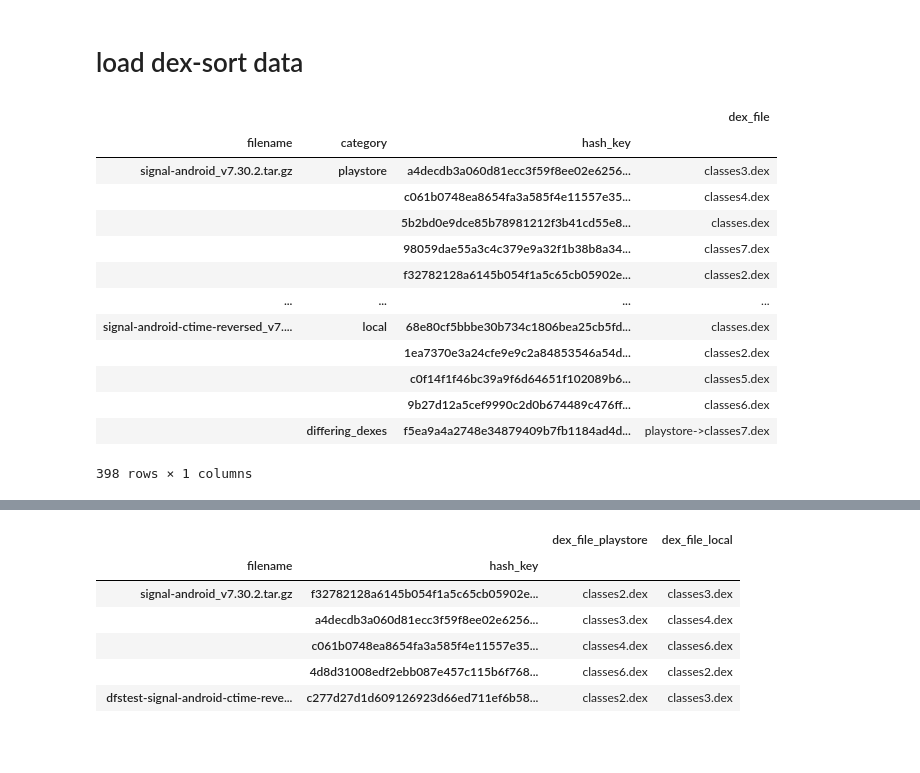
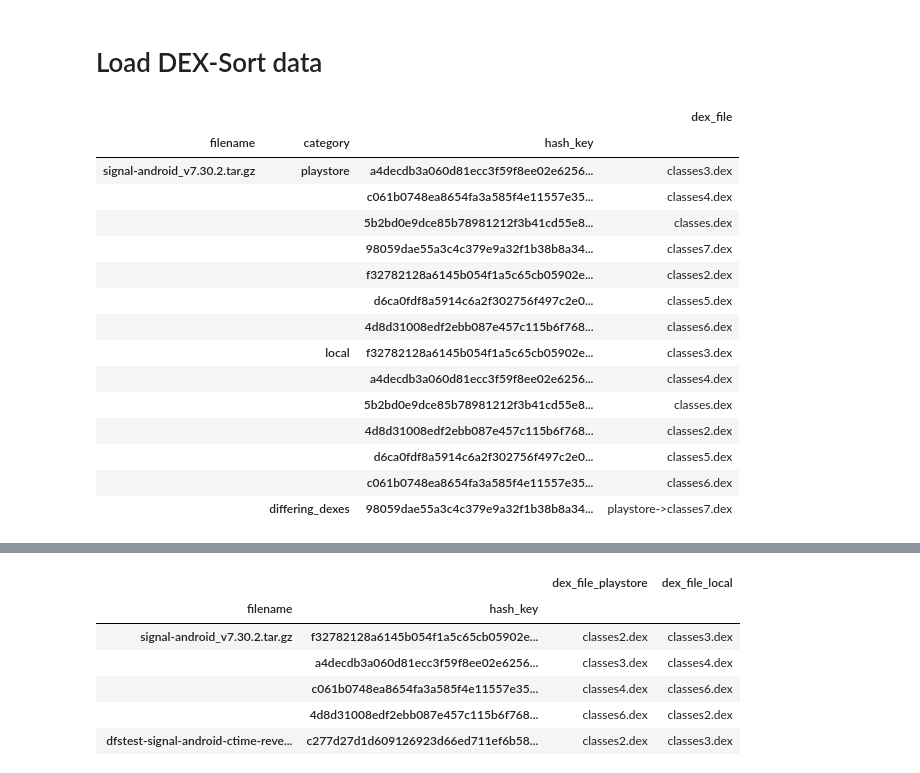
Before and after one commit to TheTechZone/reproducible-tests, a Jupyter notebook: diffresults.ipynb, the cells around one changed output, grey strips where cells are left out. Saved outputs shown, nothing was run; the diff lists cells and outputs as text; code cells hidden in the pictures; blank space fills up the shorter version.

```diff
--- a/diffresults.ipynb
+++ b/diffresults.ipynb
@@ -46,7 +18,6 @@ def show_full_df(df):
 # %% [markdown]
-# load dex-sort data
+# Load DEX-Sort data
 # %%
-# Load the JSON file into a Python dictionary (replace 'your_file.json' with your actual file path)
 with open(DEX_SORT, "r") as file:
     data = json.load(file)
 
@@ -64,38 +35,42 @@ for filename, file_data in data.items():
                     "category": category,
                     "hash_key": hash_key,
                     "dex_file": dex_file,
                 }
             )
 
     # Process the 'differing_dexes' dictionary
     for hash_key, differing_info in file_data.get("differing_dexes", {}).items():
         flattened_data.append(
             {
                 "filename": filename,
                 "category": "differing_dexes",
                 "hash_key": hash_key,
                 "dex_file": differing_info,
             }
         )
 
 # Convert the flattened data into a pandas DataFrame
 df = pd.DataFrame(flattened_data)
 
 # Set 'filename', 'category', and 'hash_key' as the index
 df.set_index(["filename", "category", "hash_key"], inplace=True)
-df
+
+# dex_files grouped by filename > category > sha256 hash
+df.head(14)
 # %% [output]
 |  |  |  | dex_file |
 | filename | category | hash_key |  |
 | signal-android_v7.30.2.tar.gz | playstore | a4decdb3a060d81ecc3f59f8ee02e6256... | classes3.dex |
 |  |  | c061b0748ea8654fa3a585f4e11557e35... | classes4.dex |
 |  |  | 5b2bd0e9dce85b78981212f3b41cd55e8... | classes.dex |
 |  |  | 98059dae55a3c4c379e9a32f1b38b8a34... | classes7.dex |
 |  |  | f32782128a6145b054f1a5c65cb05902e... | classes2.dex |
-| ... | ... | ... | ... |
-| signal-android-ctime-reversed_v7.... | local | 68e80cf5bbbe30b734c1806bea25cb5fd... | classes.dex |
-|  |  | 1ea7370e3a24cfe9e9c2a84853546a54d... | classes2.dex |
-|  |  | c0f14f1f46bc39a9f6d64651f102089b6... | classes5.dex |
-|  |  | 9b27d12a5cef9990c2d0b674489c476ff... | classes6.dex |
-|  | differing_dexes | f5ea9a4a2748e34879409b7fb1184ad4d... | playstore->classes7.dex |
+|  |  | d6ca0fdf8a5914c6a2f302756f497c2e0... | classes5.dex |
+|  |  | 4d8d31008edf2ebb087e457c115b6f768... | classes6.dex |
+|  | local | f32782128a6145b054f1a5c65cb05902e... | classes3.dex |
+|  |  | a4decdb3a060d81ecc3f59f8ee02e6256... | classes4.dex |
+|  |  | 5b2bd0e9dce85b78981212f3b41cd55e8... | classes.dex |
+|  |  | 4d8d31008edf2ebb087e457c115b6f768... | classes2.dex |
+|  |  | d6ca0fdf8a5914c6a2f302756f497c2e0... | classes5.dex |
+|  |  | c061b0748ea8654fa3a585f4e11557e35... | classes6.dex |
+|  | differing_dexes | 98059dae55a3c4c379e9a32f1b38b8a34... | playstore->classes7.dex |
-398 rows × 1 columns
```
Also changed, not shown: parts of 17 cells of this notebook, 1 other file.
